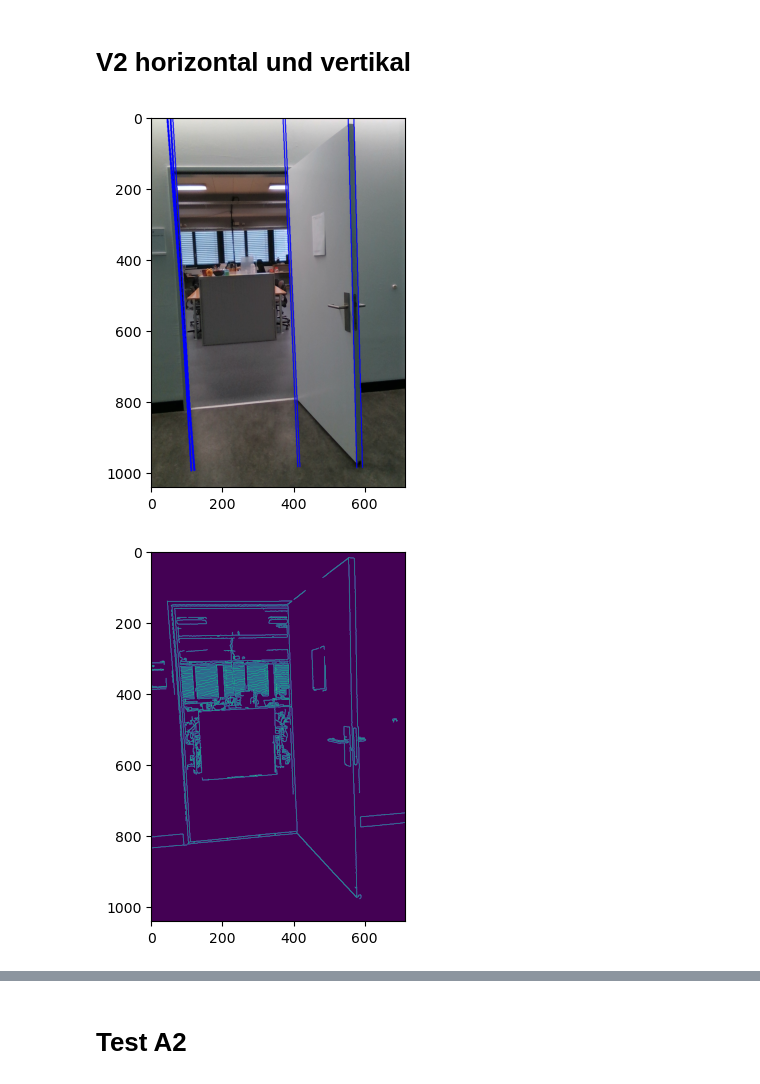
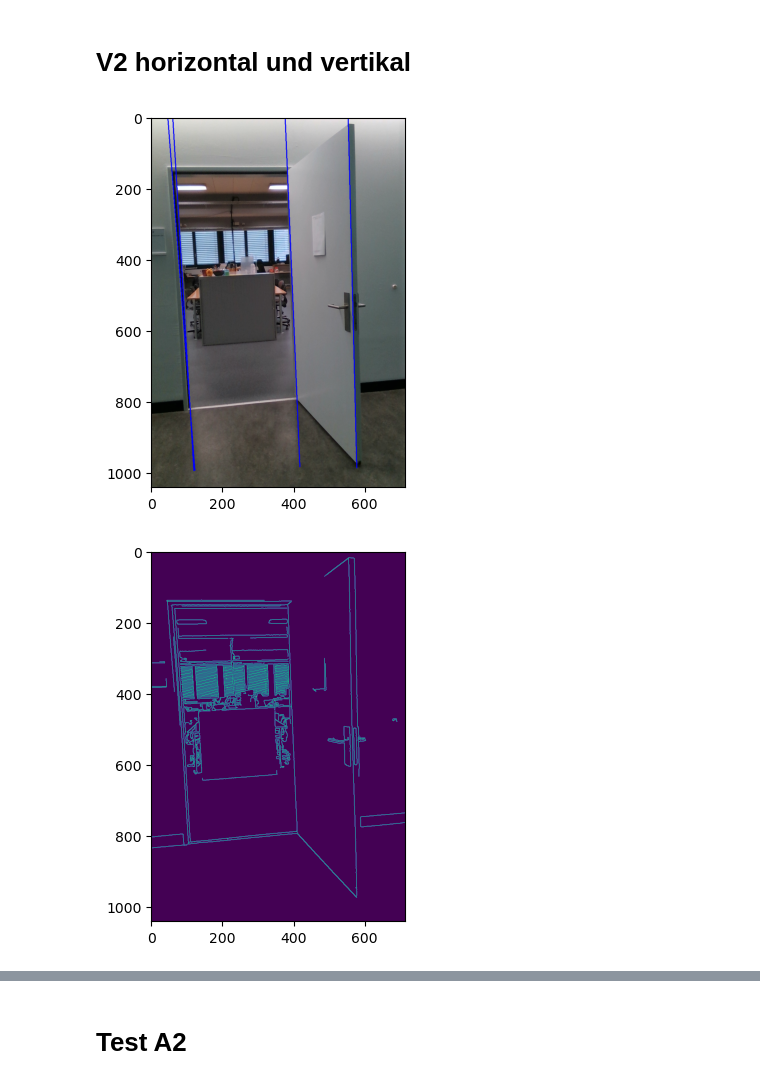
Before and after one commit to matz96/Doordetection, a Jupyter notebook: lescher.ipynb, the cells around one changed output, grey strips where cells are left out. Cells and saved outputs as stored; diff of their text form; code cells hidden in the pictures.

```diff
--- a/lescher.ipynb
+++ b/lescher.ipynb
@@ -53,29 +53,20 @@ gray = cv2.GaussianBlur(gray, (3, 3), 0)
 # Use the Canny edge detector to find edges in the image
 edges = cv2.Canny(gray, 50, 200)
 
-# Detect lines using Hough line detection
-#cv.HoughLinesP(image, rho, theta, threshold[, lines[, minLineLength[, maxLineGap]]]) -> lines
-lines = cv2.HoughLinesP(edges, 1, np.pi/180, 100, minLineLength=200, maxLineGap=10)
+###############################################################
 
+def detect_rectangle(image):
 
-# Loop over the lines and draw them on the image
-for line in lines:
-    x1, y1, x2, y2 = line[0]
-    cv2.line(image, (x1, y1), (x2, y2), (0, 0, 255), 3)
+  # Use cv2.findContours to find the contours in the edges image
+  _, contours, _ = cv2.findContours(edges, cv2.RETR_EXTERNAL, cv2.CHAIN_APPROX_SIMPLE)
 
-#cv2.imwrite("output.jpg", edges)
+  # Iterate over the contours and filter out any that are not rectangular
+  for contour in contours:
+    approx = cv2.approxPolyDP(contour, 0.01 * cv2.arcLength(contour, True), True)
+    if len(approx) == 4:
+      return approx
 
-plt.imshow(image)
-plt.show()
-
-plt.imshow(edges)
-plt.show()
-
-# cv2.startWindowThread()
-# cv2.namedWindow("preview", cv2.WINDOW_AUTOSIZE)
-# cv2.imshow("preview", edges)
-# key = cv2.waitKey(0)
-# cv2.destroyAllWindows()
+  return None
 # %% [output]
 [figure]
 [figure]
@@ -91,16 +82,18 @@ import matplotlib.pyplot as plt
 image = cv2.imread('door2_Color.png')
 image = image[...,::-1].copy()
 
-
 # Convert the image to grayscale
 gray = cv2.cvtColor(image, cv2.COLOR_BGR2GRAY)
+
+# Apply Gaussian blur to reduce noise and improve detection
+gray = cv2.GaussianBlur(gray, (3, 3), 0)
 
 # Use the Canny edge detector to find edges in the image
 edges = cv2.Canny(gray, 50, 150, apertureSize = 3)
 
 # Use the Hough transform to detect lines in the image
-line_vert = cv2.HoughLines(edges, 1, np.pi/180, 200,min_theta=2)
-line_hor = cv2.HoughLines(edges, 1, np.pi/180, 200,max_theta=1)
+line_vert = cv2.HoughLines(edges, 1, np.pi/180, 270,min_theta=2)
+line_hor = cv2.HoughLines(edges, 1, np.pi/180, 300,max_theta=3)
 
 # Loop through the lines and draw them on the image
 for line in line_vert:
@@ -110,33 +103,33 @@ for line in line_vert:
     x0 = a*rho
     y0 = b*rho
     x1 = int(x0 + 1000*(-b))
     y1 = int(y0 + 1000*(a))
     x2 = int(x0 - 1000*(-b))
     y2 = int(y0 - 1000*(a))
 
     cv2.line(image, (x1, y1), (x2, y2), (0, 0, 255), 2)
 
 cv2.COLORMAP_DEEPGREEN
 for line in line_vert:
     rho, theta = line[0]
     a = np.cos(theta)
     b = np.sin(theta)
     x0 = a*rho
     y0 = b*rho
     x1 = int(x0 + 1000*(-b))
     y1 = int(y0 + 1000*(a))
     x2 = int(x0 - 1000*(-b))
     y2 = int(y0 - 1000*(a))
 
     cv2.line(image, (x1, y1), (x2, y2), (0, 0, 255), 2)
 
 
 plt.imshow(image)
 plt.show()
 
 plt.imshow(edges)
 plt.show()
 # %% [output]
-[figure, old version]
+[figure, new version]
-[figure, old version]
+[figure, new version]
 # %% [markdown]
```
Also changed, not shown: parts of 5 cells of this notebook, 6 other files.
